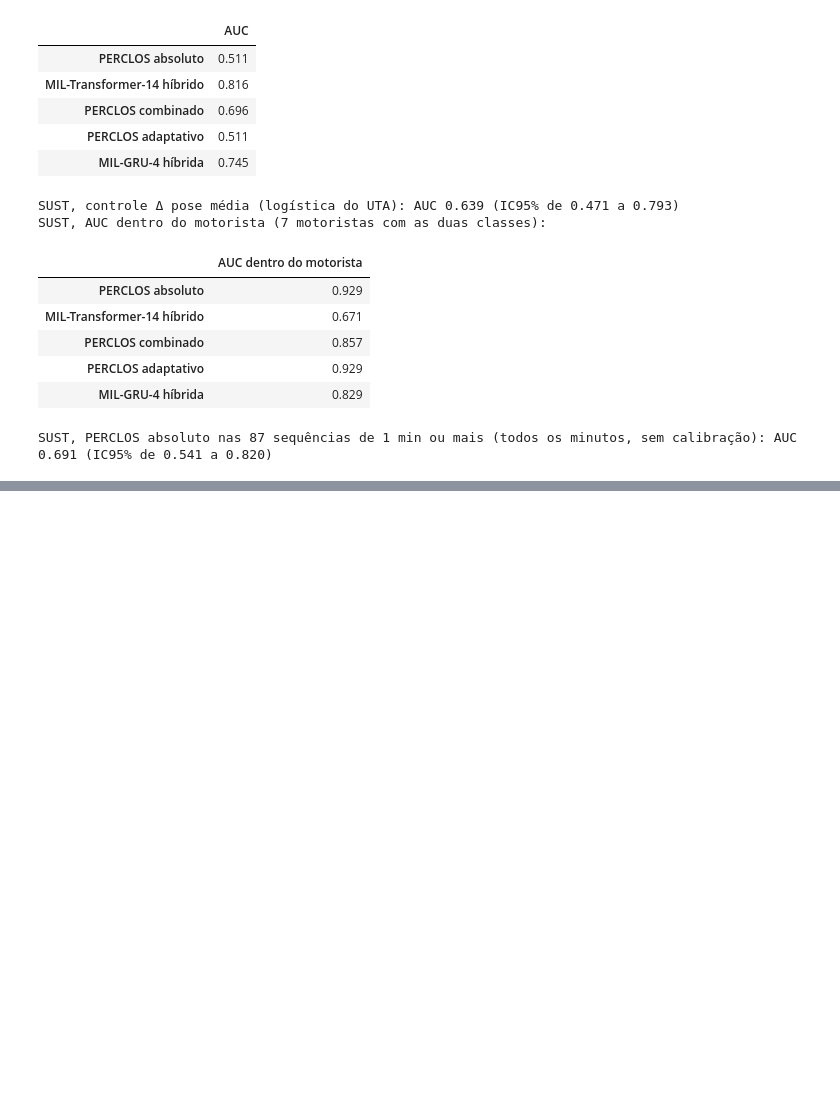
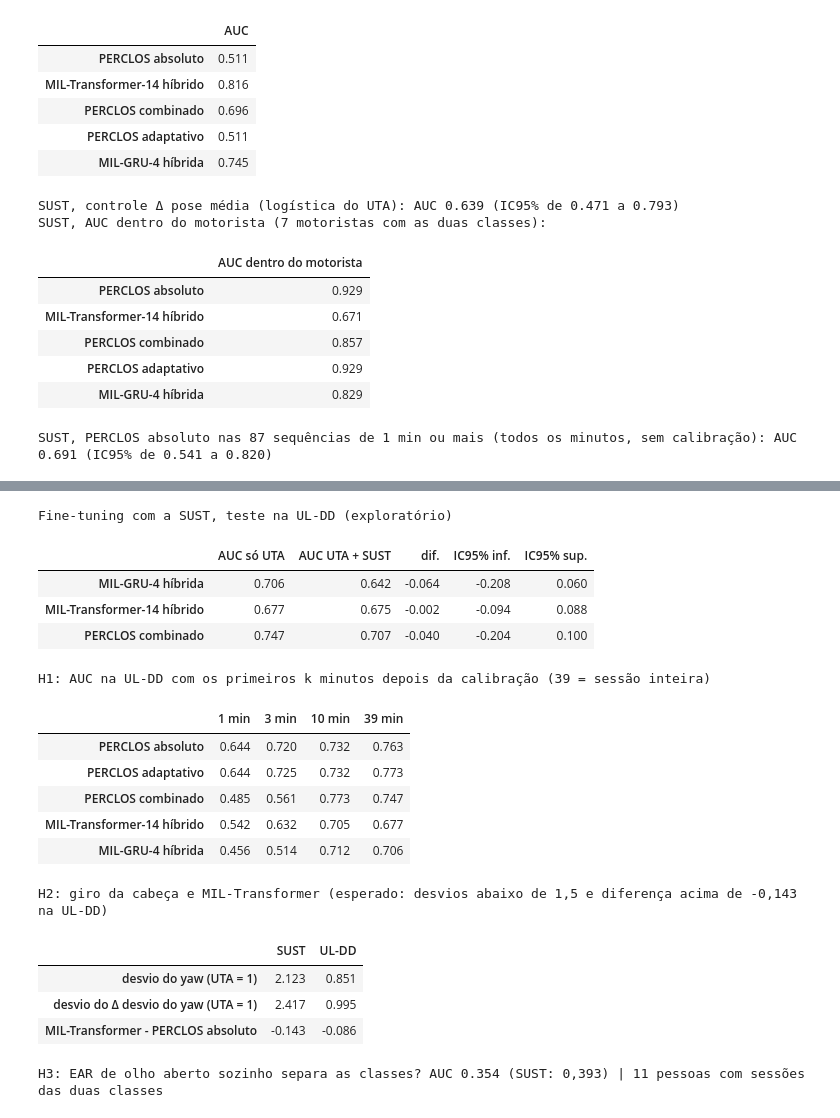
Before and after one commit to rcapozzielli/entrega_final_InsperAI_Wakely, a Jupyter notebook: wakely.ipynb, the cells around one changed output, grey strips where cells are left out. Cells and saved outputs as stored; diff of their text form; code cells hidden in the pictures; blank space fills up the shorter version.

```diff
--- a/wakely.ipynb
+++ b/wakely.ipynb
@@ -4809,0 +5164,79 @@ SUST, PERCLOS absoluto nas 87 sequências de 1 min ou mais (todos os minutos, se
+# %%
+# Exploratórios na UL-DD, fixados antes de rodar: fine-tuning com a SUST e hipóteses H1 a H3
+# fine-tuning: redes treinadas no UTA + SUST contra as mesmas treinadas só no UTA
+ps_ul_ft = {n: [prev_ul[n, s, True]["p_ul"] for s in SEMENTES] for n in REDES_12}
+p_uta_ft = np.mean([prev_ul["MIL-GRU-4 híbrida", s, True]["p_uta"] for s in SEMENTES], axis=0)
+comb_ft = combinado(cand_12["ULDD"]["PERCLOS absoluto"][0], np.mean(ps_ul_ft["MIL-GRU-4 híbrida"], axis=0),
+                    mu_l=logit_12(p_uta_ft).mean(), dp_l=logit_12(p_uta_ft).std())
+ft = {"MIL-GRU-4 híbrida": (ps_ul_ft["MIL-GRU-4 híbrida"], ps_ul["MIL-GRU-4 híbrida"]),
+      "MIL-Transformer-14 híbrido": (ps_ul_ft["MIL-Transformer-14 híbrido"], ps_ul["MIL-Transformer-14 híbrido"]),
+      "PERCLOS combinado": ([comb_ft], cand_12["ULDD"]["PERCLOS combinado"])}
+tab_ft = {}
+for n, (novo, orig) in ft.items():
+    d, inf, sup = dif_auc_v(y_ul, pessoa_ul, novo, orig)
+    tab_ft[n] = {"AUC só UTA": auc_lista(y_ul, np.arange(len(y_ul)), orig),
+                 "AUC UTA + SUST": auc_lista(y_ul, np.arange(len(y_ul)), novo),
+                 "dif.": d, "IC95% inf.": inf, "IC95% sup.": sup}
+print("Fine-tuning com a SUST, teste na UL-DD (exploratório)")
+display(pd.DataFrame(tab_ft).T.round(3))
+
+# H1: AUC usando só os primeiros k minutos depois da calibração
+h1 = {}
+todos = np.arange(len(y_ul))
+for k in K_H1 + [39]:
+    vk = corte(videos_ul, k)
+    pa_k = np.nan_to_num(resumo_video(a_ul, vk, ["PERCLOS"]).PERCLOS.values, nan=med_pa)
+    tr_k = [prev_ul["MIL-Transformer-14 híbrido", s, False]["p_ul" if k == 39 else f"p_ul_k{k}"] for s in SEMENTES]
+    gru_k = [prev_ul["MIL-GRU-4 híbrida", s, False]["p_ul" if k == 39 else f"p_ul_k{k}"] for s in SEMENTES]
+    h1[f"{k} min"] = {"PERCLOS absoluto": roc_auc_score(y_ul, pa_k),
+                      "PERCLOS adaptativo": roc_auc_score(y_ul, np.nan_to_num(perclos_adaptativo(s_ul, vk)[0], nan=med_ad)),
+                      "PERCLOS combinado": roc_auc_score(y_ul, combinado(pa_k, np.mean(gru_k, axis=0))),
+                      "MIL-Transformer-14 híbrido": auc_lista(y_ul, todos, tr_k),
+                      "MIL-GRU-4 híbrida": auc_lista(y_ul, todos, gru_k)}
+print("H1: AUC na UL-DD com os primeiros k minutos depois da calibração (39 = sessão inteira)")
+display(pd.DataFrame(h1).round(3))
+
+# H2: giro da cabeça em unidades do UTA, como no item 4 da 12.1
+mins_ul = np.concatenate([v["minutos"] for v in videos_ul])
+z_ul = (x14_d_ul[mins_ul] - media14) / desvio14
+r_ul = x14_d_ul[mins_ul][:, :, 3] == 1
+za_ul = prep16.transform(a_d_ul.iloc[mins_ul][ATRIB_16])
+h2 = {"desvio do yaw (UTA = 1)": {"SUST": tab4.loc["yaw", "SUST desvio"],
+                                  "UL-DD": np.nanstd(z_ul[:, :, NOMES_14.index("yaw")][r_ul])},
+      "desvio do Δ desvio do yaw (UTA = 1)": {"SUST": tab4.loc["Δ desvio do yaw", "SUST desvio"],
+                                              "UL-DD": za_ul[:, ATRIB_16.index("desvio do yaw")].std()},
+      "MIL-Transformer - PERCLOS absoluto": {"SUST": comp_12["MIL-Transformer-14 híbrido", "SUST"]["dif. AUC"],
+                                             "UL-DD": comp_4["MIL-Transformer-14 híbrido", "ULDD"]["dif. AUC"]}}
+print("H2: giro da cabeça e MIL-Transformer (esperado: desvios abaixo de 1,5 e diferença acima de -0,143 na UL-DD)")
+display(pd.DataFrame(h2).T.round(3))
+
+# H3: olho pequeno, entre e dentro da pessoa
+ear_ul = np.array([np.nanmedian(a_ul["EAR de olho aberto"].values[v["minutos"]]) for v in videos_ul])
+ambos_ul = [p for p in np.unique(pessoa_ul) if len(set(y_ul[pessoa_ul == p])) == 2]
+h3 = {}
+for n in [REF_12] + DESAFIANTES_12 + ["MIL-GRU-4 híbrida"]:
+    p = np.mean(cand_12["ULDD"][n], axis=0)
+    h3[n] = {"AUC entre pessoas": roc_auc_score(y_ul, p),
+             "AUC dentro da pessoa": np.mean([roc_auc_score(y_ul[pessoa_ul == q], p[pessoa_ul == q]) for q in ambos_ul])}
+print(f"H3: EAR de olho aberto sozinho separa as classes? AUC {roc_auc_score(y_ul, ear_ul):.3f} (SUST: 0,393) | "
+      f"{len(ambos_ul)} pessoas com sessões das duas classes")
+display(pd.DataFrame(h3).T.round(3))
+# %% [output]
+Fine-tuning com a SUST, teste na UL-DD (exploratório)
+|  | AUC só UTA | AUC UTA + SUST | dif. | IC95% inf. | IC95% sup. |
+| MIL-GRU-4 híbrida | 0.706 | 0.642 | -0.064 | -0.208 | 0.060 |
+| MIL-Transformer-14 híbrido | 0.677 | 0.675 | -0.002 | -0.094 | 0.088 |
+| PERCLOS combinado | 0.747 | 0.707 | -0.040 | -0.204 | 0.100 |
+H1: AUC na UL-DD com os primeiros k minutos depois da calibração (39 = sessão inteira)
+|  | 1 min | 3 min | 10 min | 39 min |
+| PERCLOS absoluto | 0.644 | 0.720 | 0.732 | 0.763 |
+| PERCLOS adaptativo | 0.644 | 0.725 | 0.732 | 0.773 |
+| PERCLOS combinado | 0.485 | 0.561 | 0.773 | 0.747 |
+| MIL-Transformer-14 híbrido | 0.542 | 0.632 | 0.705 | 0.677 |
+| MIL-GRU-4 híbrida | 0.456 | 0.514 | 0.712 | 0.706 |
+H2: giro da cabeça e MIL-Transformer (esperado: desvios abaixo de 1,5 e diferença acima de -0,143 na UL-DD)
+|  | SUST | UL-DD |
+| desvio do yaw (UTA = 1) | 2.123 | 0.851 |
+| desvio do Δ desvio do yaw (UTA = 1) | 2.417 | 0.995 |
+| MIL-Transformer - PERCLOS absoluto | -0.143 | -0.086 |
+H3: EAR de olho aberto sozinho separa as classes? AUC 0.354 (SUST: 0,393) | 11 pessoas com sessões das duas classes
```
Also changed, not shown: parts of 11 cells of this notebook, 1 other file.
